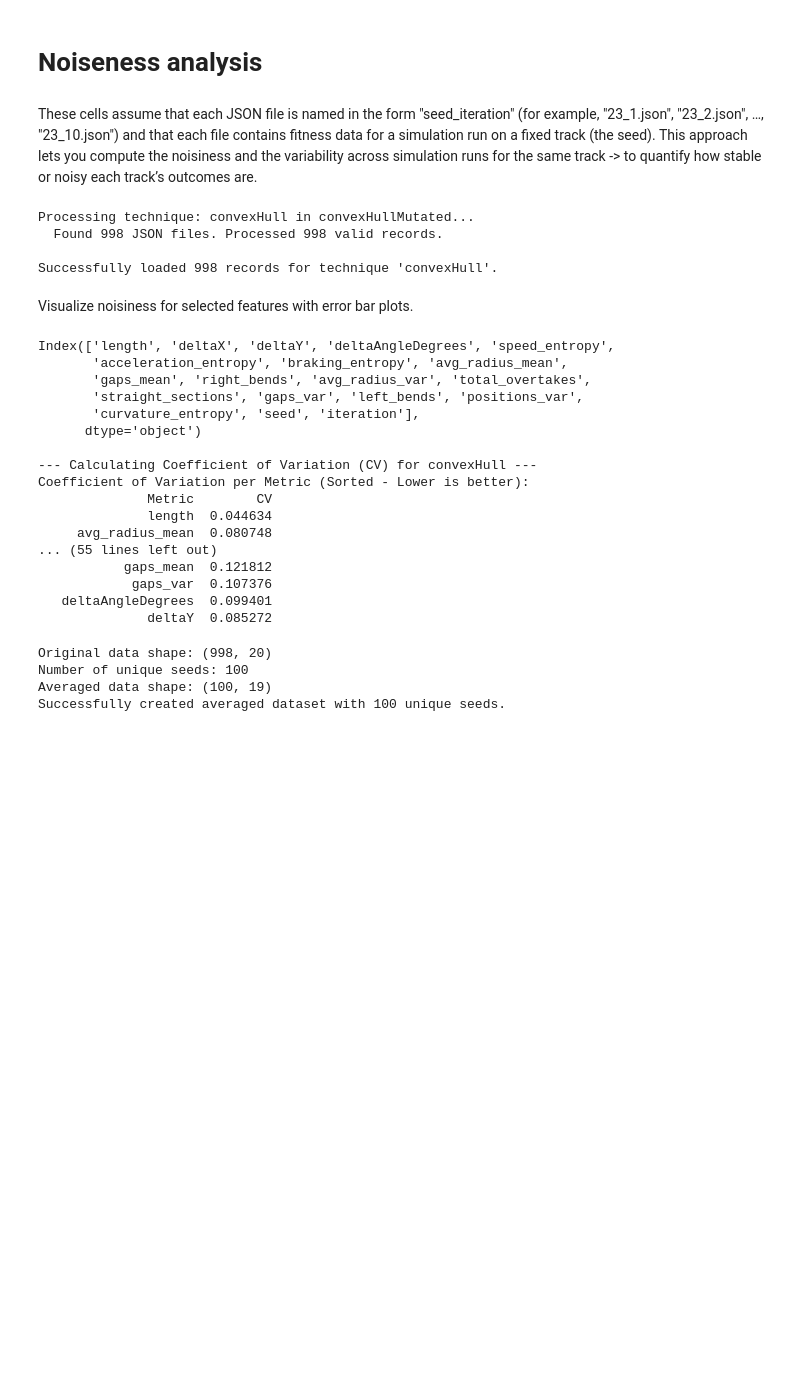
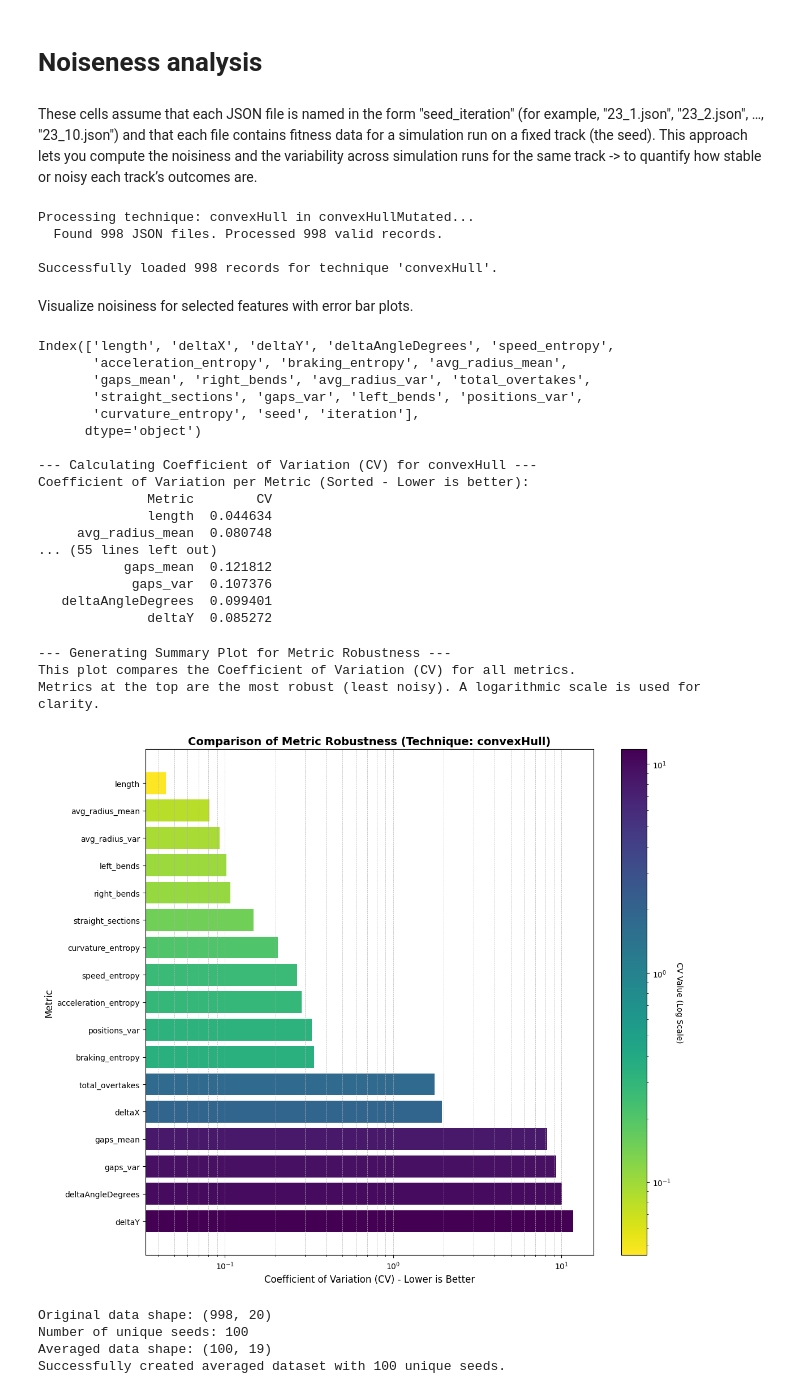
Before and after one commit to martinopiaggi/Quality-Diversity-for-Racing-Track-Design, a Jupyter notebook: data_analysis/noiseness_analysis_convexhull.ipynb, the cells around one changed output. Saved outputs shown, nothing was run; the diff lists cells and outputs as text; code cells hidden in the pictures; blank space fills up the shorter version.

```diff
--- a/data_analysis/noiseness_analysis_convexhull.ipynb
+++ b/data_analysis/noiseness_analysis_convexhull.ipynb
@@ -232,6 +232,68 @@ Coefficient of Variation per Metric (Sorted - Lower is better):
             gaps_var  0.107376
    deltaAngleDegrees  0.099401
               deltaY  0.085272
+# %%
+import matplotlib.pyplot as plt
+import matplotlib.colors as mcolors
+import numpy as np
+
+# Final Summary Plot: Comparing Metric Robustness
+
+# Use the 'cv_df' DataFrame calculated earlier, which contains the Coefficient of Variation for each metric.
+# Ensure any rows with NaN CV values are dropped, as they cannot be plotted.
+plot_data = cv_df.dropna(subset=['CV']).copy()
+
+# For this plot, it is more informative to sort with the most robust (lowest CV) at the top.
+plot_data.sort_values('CV', ascending=True, inplace=True)
+
+print("\n--- Generating Summary Plot for Metric Robustness ---")
+print("This plot compares the Coefficient of Variation (CV) for all metrics.")
+print("Metrics at the top are the most robust (least noisy). A logarithmic scale is used for clarity.")
+
+if not plot_data.empty:
+    plt.figure(figsize=(12, 10))
+
+    # Create a color map. We use a reversed sequential map so low CVs (good) get one color
+    # and high CVs (bad) get another. 'viridis_r' goes from yellow (high) to purple (low).
+    # We normalize the colors based on a log scale for better visual correspondence.
+    norm = mcolors.LogNorm(vmin=plot_data['CV'].min(), vmax=plot_data['CV'].max())
+    cmap = plt.get_cmap('viridis_r')
+    colors = cmap(norm(plot_data['CV']))
+
+    # Create the horizontal bar plot.
+    bars = plt.barh(plot_data['Metric'], plot_data['CV'], color=colors)
+
+    # Set the x-axis to a logarithmic scale. This is crucial for comparing metrics
+    # with vastly different scales of noisiness.
+    plt.xscale('log')
+
+    # --- Aesthetics and Labels ---
+    plt.xlabel('Coefficient of Variation (CV) - Lower is Better', fontsize=12)
+    plt.ylabel('Metric', fontsize=12)
+    plt.title('Comparison of Metric Robustness (Technique: ' + TECHNIQUE_NAME + ')', fontsize=14, weight='bold')
+
+    # Invert the y-axis so the metric with the lowest CV is at the top.
+    plt.gca().invert_yaxis()
+
+    # Add a grid for easier reading of the log scale.
+    plt.grid(True, which='both', axis='x', linestyle='--', linewidth=0.5)
+    plt.tight_layout()
+
+    # Add a color bar to show the mapping of color to CV value.
+    sm = plt.cm.ScalarMappable(cmap=cmap, norm=norm)
+    sm.set_array([])
+    cbar = plt.colorbar(sm, ax=plt.gca())
+    cbar.set_label('CV Value (Log Scale)', rotation=270, labelpad=15)
+
+    plt.show()
+
+else:
+    print("Could not generate summary plot: 'cv_df' is empty or contains no valid data.", file=sys.stderr)
+# %% [output]
+--- Generating Summary Plot for Metric Robustness ---
+This plot compares the Coefficient of Variation (CV) for all metrics.
+Metrics at the top are the most robust (least noisy). A logarithmic scale is used for clarity.
+[figure, added]
 # %%
 df_averaged_metrics_per_seed = pd.DataFrame()
 
```
Also changed, not shown: parts of 3 cells of this notebook, 5 other files.
